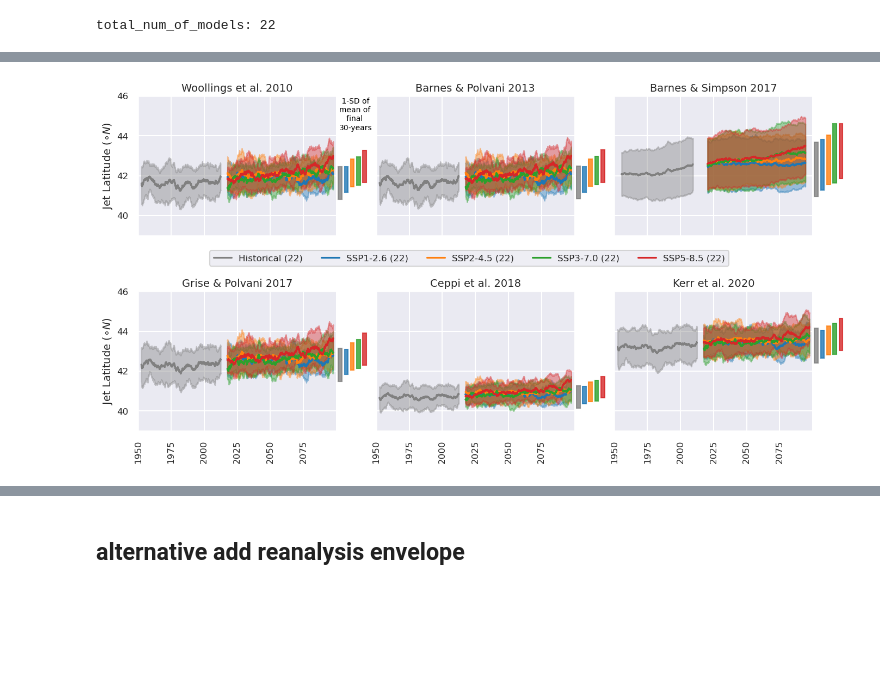
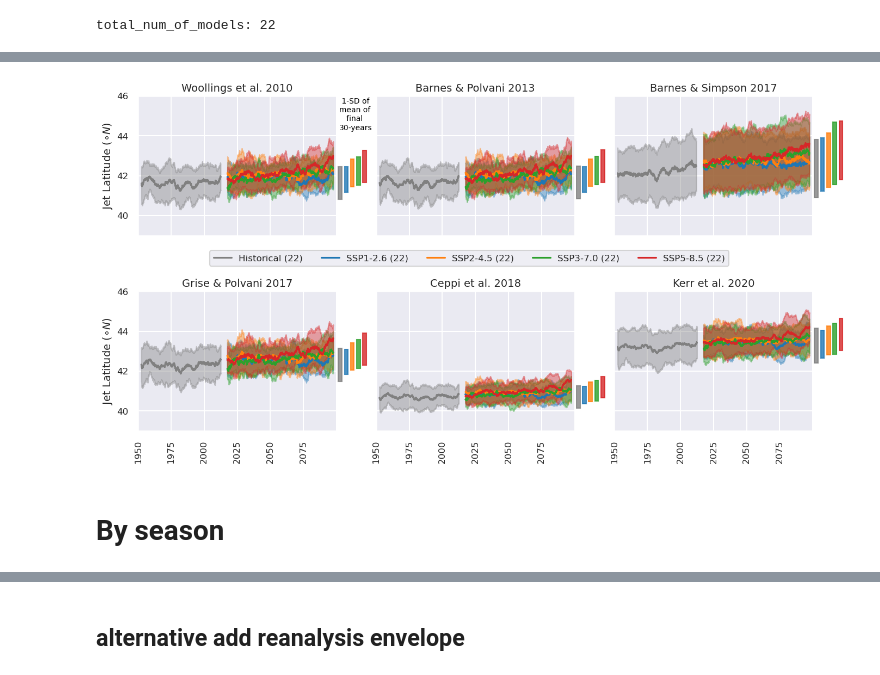
Before and after one commit to Thomasjkeel/uncertainty-in-npac-jet-shift, a Jupyter notebook: Figure_3.ipynb, the cells around one changed output, grey strips where cells are left out. Cells and saved outputs as stored; diff of their text form; code cells hidden in the pictures; blank space fills up the shorter version.

Commit message:
add seasonal fig 3

```diff
--- a/Figure_3.ipynb
+++ b/Figure_3.ipynb
@@ -625,17 +625,20 @@ for metric_to_use, metric_data_name in zip(METRIC_NAMES, METRIC_DATA_NAMES):
     if metric_to_use == 'Bracegirdle et al. 2018' or metric_to_use == 'Barnes & Polvani 2015':
         continue
     if metric_to_use == "Barnes & Simpson 2017":
-        mean_all_models_ssp126 = all_df_npac_scenariomip_dataset[metric_to_use][all_ssp126_cols].resample('11d').first().mean(axis=1).rolling(WINDOW_SIZE//multiplying_factor, center=True).mean()
-        std_all_models_ssp126 = all_df_npac_scenariomip_dataset[metric_to_use][all_ssp126_cols].resample('11d').first().rolling(WINDOW_SIZE//multiplying_factor, center=True).mean().std(axis=1)
-        mean_all_models_ssp245 = all_df_npac_scenariomip_dataset[metric_to_use][all_ssp245_cols].resample('11d').first().mean(axis=1).rolling(WINDOW_SIZE//multiplying_factor, center=True).mean()
-        std_all_models_ssp245 = all_df_npac_scenariomip_dataset[metric_to_use][all_ssp245_cols].resample('11d').first().rolling(WINDOW_SIZE//multiplying_factor, center=True).mean().std(axis=1)
-        mean_all_models_ssp370 = all_df_npac_scenariomip_dataset[metric_to_use][all_ssp370_cols].resample('11d').first().mean(axis=1).rolling(WINDOW_SIZE//multiplying_factor, center=True).mean()
-        std_all_models_ssp370 = all_df_npac_scenariomip_dataset[metric_to_use][all_ssp370_cols].resample('11d').first().rolling(WINDOW_SIZE//multiplying_factor, center=True).mean().std(axis=1)
-        mean_all_models_ssp585 = all_df_npac_scenariomip_dataset[metric_to_use][all_ssp585_cols].resample('11d').first().mean(axis=1).rolling(WINDOW_SIZE//multiplying_factor, center=True).mean()
-        std_all_models_ssp585 = all_df_npac_scenariomip_dataset[metric_to_use][all_ssp585_cols].resample('11d').first().rolling(WINDOW_SIZE//multiplying_factor, center=True).mean().std(axis=1)
+        mean_all_models_ssp126 = all_df_npac_scenariomip_dataset[metric_to_use][all_ssp126_cols].resample('11d').first().dropna(how='all').mean(axis=1).rolling(33*multiplying_factor, center=True).mean()
+        std_all_models_ssp126 = all_df_npac_scenariomip_dataset[metric_to_use][all_ssp126_cols].resample('11d').first().dropna(how='all').rolling(33*multiplying_factor, center=True).mean().std(axis=1)
+        mean_all_models_ssp245 = all_df_npac_scenariomip_dataset[metric_to_use][all_ssp245_cols].resample('11d').first().dropna(how='all').mean(axis=1).rolling(33*multiplying_factor, center=True).mean()
+        std_all_models_ssp245 = all_df_npac_scenariomip_dataset[metric_to_use][all_ssp245_cols].resample('11d').first().dropna(how='all').rolling(33*multiplying_factor, center=True).mean().std(axis=1)
+        mean_all_models_ssp370 = all_df_npac_scenariomip_dataset[metric_to_use][all_ssp370_cols].resample('11d').first().dropna(how='all').mean(axis=1).rolling(33*multiplying_factor, center=True).mean()
+        std_all_models_ssp370 = all_df_npac_scenariomip_dataset[metric_to_use][all_ssp370_cols].resample('11d').first().dropna(how='all').rolling(33*multiplying_factor, center=True).mean().std(axis=1)
+        mean_all_models_ssp585 = all_df_npac_scenariomip_dataset[metric_to_use][all_ssp585_cols].resample('11d').first().dropna(how='all').mean(axis=1).rolling(33*multiplying_factor, center=True).mean()
+        std_all_models_ssp585 = all_df_npac_scenariomip_dataset[metric_to_use][all_ssp585_cols].resample('11d').first().dropna(how='all').rolling(33*multiplying_factor, center=True).mean().std(axis=1)
 
-        historical_mean = all_df_npac_hist_dataset[metric_to_use][models_in_hist_and_all_req_scenarios].resample('11d').first().dropna().rolling(WINDOW_SIZE//multiplying_factor, center=True).mean().mean(axis=1)
-        historical_std = all_df_npac_hist_dataset[metric_to_use][models_in_hist_and_all_req_scenarios].resample('11d').first().dropna().rolling(WINDOW_SIZE//multiplying_factor, center=True).mean().std(axis=1)
+        historical_mean = all_df_npac_hist_dataset[metric_to_use][models_in_hist_and_all_req_scenarios].resample('11d').first().dropna(how='all').rolling(33*multiplying_factor, center=True).mean().mean(axis=1)
+        historical_std = all_df_npac_hist_dataset[metric_to_use][models_in_hist_and_all_req_scenarios].resample('11d').first().dropna(how='all').rolling(33*multiplying_factor, center=True).mean().std(axis=1)
+        historical_mean = historical_mean[:"2011"] ## workaround
+        historical_std = historical_std[:"2011"] ## workaround
+
     else:
         mean_all_models_ssp126 = all_df_npac_scenariomip_dataset[metric_to_use][all_ssp126_cols].rolling(WINDOW_SIZE, center=True).mean().mean(axis=1)
         std_all_models_ssp126 = all_df_npac_scenariomip_dataset[metric_to_use][all_ssp126_cols].rolling(WINDOW_SIZE, center=True).mean().std(axis=1)
@@ -706 +709,3 @@ Wall time: 42.4 s
-[figure, old version]
+[figure, new version]
+# %% [markdown]
+# By season
```
Also changed, not shown: parts of 9 cells of this notebook, 4 other files.
